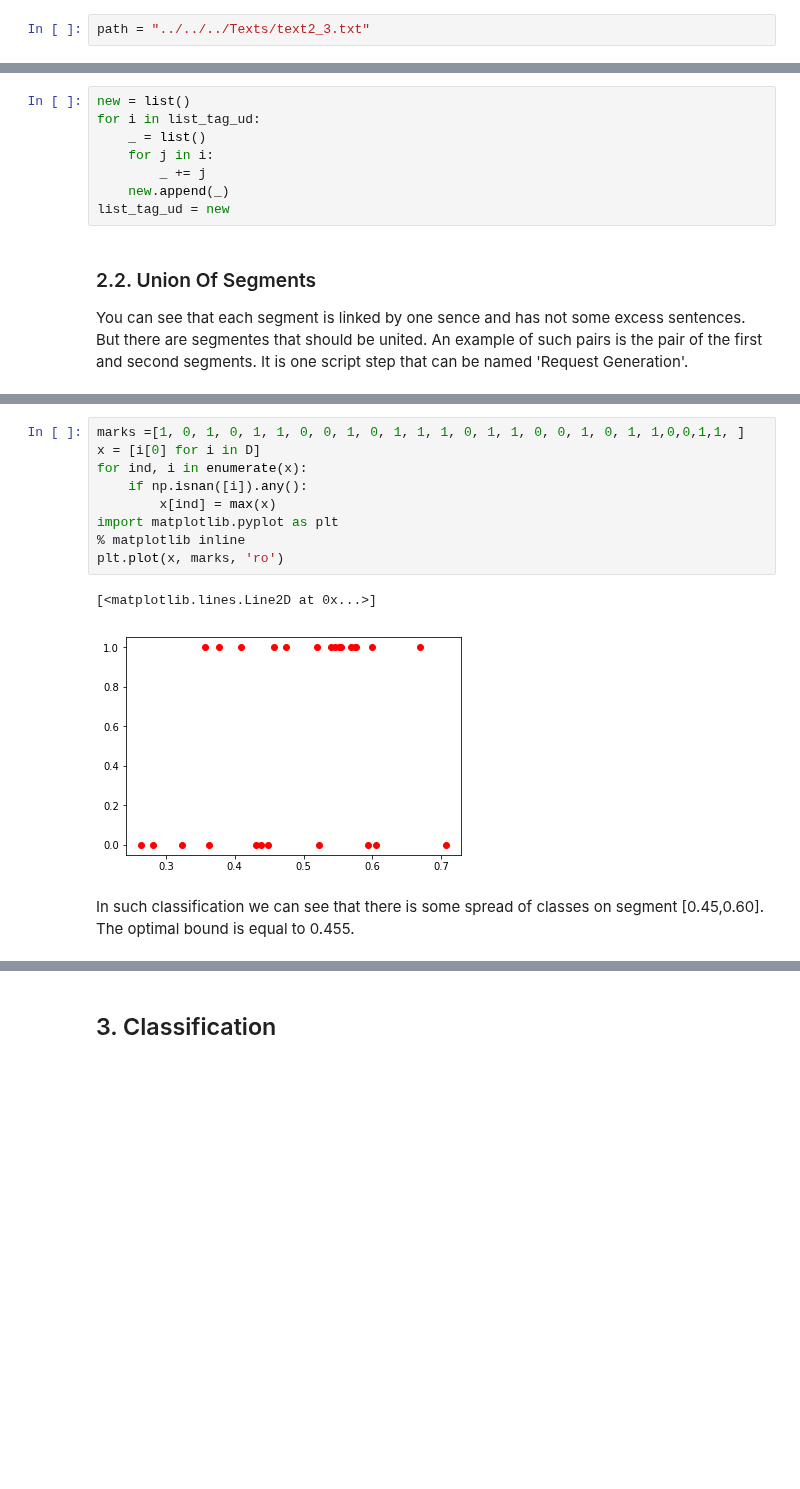
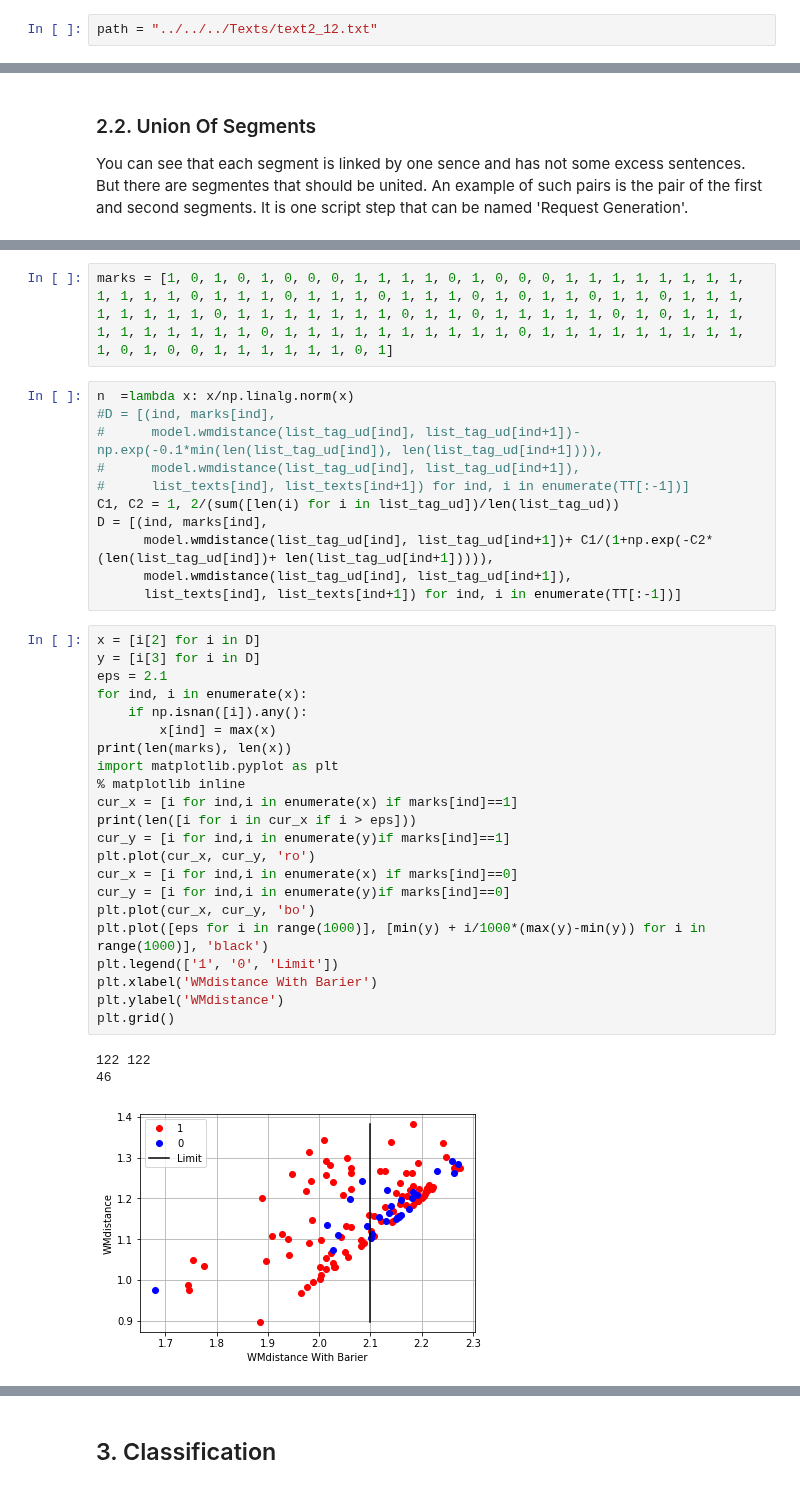
Before and after one commit to ASEDOS999/SearchScript, a Jupyter notebook: SemanticAnalysis/Experiments/TextsClusters/Clusterization.ipynb, the cells around one changed output, grey strips where cells are left out. Drawn from its saved outputs; the diff is of its cells as text; blank space fills up the shorter version.

Commit message:
Change limit for union

```diff
--- a/SemanticAnalysis/Experiments/TextsClusters/Clusterization.ipynb
+++ b/SemanticAnalysis/Experiments/TextsClusters/Clusterization.ipynb
@@ -3,4 +3,4 @@
 
 ## 1. Texts Separation
 # %%
-path = "../../../Texts/text2_3.txt"
+path = "../../../Texts/text2_12.txt"
@@ -79,11 +69,3 @@ for i in list_texts:
-# %%
-new = list()
-for i in list_tag_ud:
-    _ = list()
-    for j in i:
-        _ += j
-    new.append(_)
-list_tag_ud = new
 # %% [markdown]
 ### 2.2. Union Of Segments
 
@@ -113,14 +73,39 @@ D
-# %%
-marks =[1, 0, 1, 0, 1, 1, 0, 0, 1, 0, 1, 1, 1, 0, 1, 1, 0, 0, 1, 0, 1, 1,0,0,1,1, ]
-x = [i[0] for i in D]
-for ind, i in enumerate(x):
-    if np.isnan([i]).any():
-        x[ind] = max(x)
-import matplotlib.pyplot as plt
-% matplotlib inline
-plt.plot(x, marks, 'ro')
-# %% [output]
-[<matplotlib.lines.Line2D at 0x...>]
-[figure, removed]
-# %% [markdown]
-In such classification we can see that there is some spread of classes on segment [0.45,0.60]. The optimal bound is equal to 0.455.
+# %%
+marks = [1, 0, 1, 0, 1, 0, 0, 0, 1, 1, 1, 1, 0, 1, 0, 0, 0, 1, 1, 1, 1, 1, 1, 1, 1, 1, 1, 1, 1, 0, 1, 1, 1, 0, 1, 1, 1, 0, 1, 1, 1, 0, 1, 0, 1, 1, 0, 1, 1, 0, 1, 1, 1, 1, 1, 1, 1, 1, 0, 1, 1, 1, 1, 1, 1, 1, 0, 1, 1, 0, 1, 1, 1, 1, 1, 0, 1, 0, 1, 1, 1, 1, 1, 1, 1, 1, 1, 1, 0, 1, 1, 1, 1, 1, 1, 1, 1, 1, 1, 0, 1, 1, 1, 1, 1, 1, 1, 1, 1, 1, 0, 1, 0, 0, 1, 1, 1, 1, 1, 1, 0, 1]
+# %%
+n  =lambda x: x/np.linalg.norm(x)
+#D = [(ind, marks[ind],
+#      model.wmdistance(list_tag_ud[ind], list_tag_ud[ind+1])-np.exp(-0.1*min(len(list_tag_ud[ind]), len(list_tag_ud[ind+1]))),
+#      model.wmdistance(list_tag_ud[ind], list_tag_ud[ind+1]),
+#      list_texts[ind], list_texts[ind+1]) for ind, i in enumerate(TT[:-1])]
+C1, C2 = 1, 2/(sum([len(i) for i in list_tag_ud])/len(list_tag_ud))
+D = [(ind, marks[ind],
+      model.wmdistance(list_tag_ud[ind], list_tag_ud[ind+1])+ C1/(1+np.exp(-C2*(len(list_tag_ud[ind])+ len(list_tag_ud[ind+1])))),
+      model.wmdistance(list_tag_ud[ind], list_tag_ud[ind+1]),
+      list_texts[ind], list_texts[ind+1]) for ind, i in enumerate(TT[:-1])]
+# %%
+x = [i[2] for i in D]
+y = [i[3] for i in D]
+eps = 2.1
+for ind, i in enumerate(x):
+    if np.isnan([i]).any():
+        x[ind] = max(x)
+print(len(marks), len(x))
+import matplotlib.pyplot as plt
+% matplotlib inline
+cur_x = [i for ind,i in enumerate(x) if marks[ind]==1]
+print(len([i for i in cur_x if i > eps]))
+cur_y = [i for ind,i in enumerate(y)if marks[ind]==1]
+plt.plot(cur_x, cur_y, 'ro')
+cur_x = [i for ind,i in enumerate(x) if marks[ind]==0]
+cur_y = [i for ind,i in enumerate(y)if marks[ind]==0]
+plt.plot(cur_x, cur_y, 'bo')
+plt.plot([eps for i in range(1000)], [min(y) + i/1000*(max(y)-min(y)) for i in range(1000)], 'black')
+plt.legend(['1', '0', 'Limit'])
+plt.xlabel('WMdistance With Barier')
+plt.ylabel('WMdistance')
+plt.grid()
+# %% [output]
+122 122
+46
+[figure, added]
```
Also changed, not shown: parts of 8 cells of this notebook, 1 other file.
